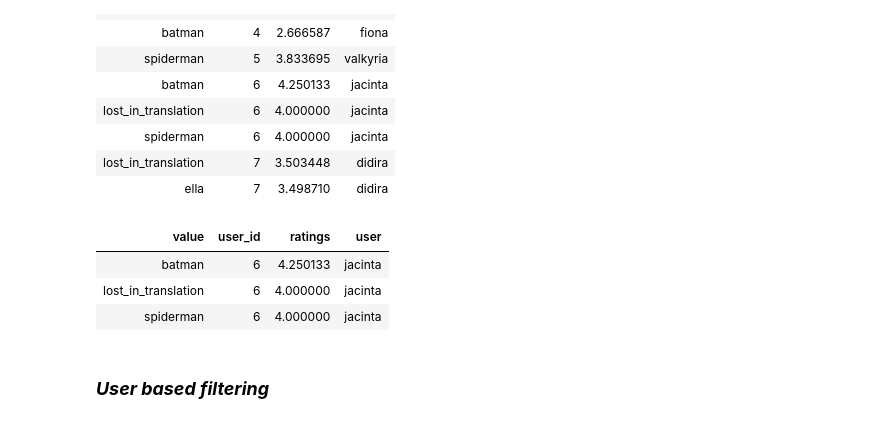
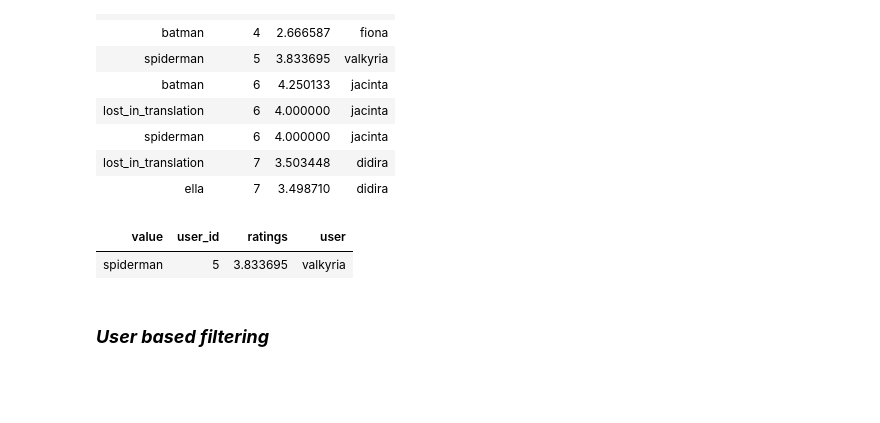
Before and after one commit to netoalcides/education, a Jupyter notebook: jupyter_notebooks/r_notebooks/senac/exemplo_aula_5_smalldata.ipynb, the cells around one changed output. Drawn from its saved outputs; the diff is of its cells as text; code cells hidden in the pictures; blank space fills up the shorter version.

```diff
--- a/jupyter_notebooks/r_notebooks/senac/exemplo_aula_5_smalldata.ipynb
+++ b/jupyter_notebooks/r_notebooks/senac/exemplo_aula_5_smalldata.ipynb
@@ -35,7 +35,7 @@ NMF
 # %% [markdown]
 ## Carregar dados
 # %%
-dados_ratings <- read_csv("/home/vm-data-science/dados/movies_ratings_example.csv")
+dados_ratings <- read_csv("/home/vm-data-science/education/dados/movies_ratings_example.csv")
 # %% [output]
 Parsed with column specification:
 cols(
@@ -193,13 +193,11 @@ dados_ratings_previstos_ibcf
 | ella | 7 | 3.498710 | didira |
 # %%
 dados_ratings_previstos_ibcf %>%
-    filter( user_id == 6 ) %>%
+    filter( user_id == 5 ) %>%
     arrange( desc(ratings) )
 # %% [output]
 | value | user_id | ratings | user |
-| batman | 6 | 4.250133 | jacinta |
-| lost_in_translation | 6 | 4.000000 | jacinta |
-| spiderman | 6 | 4.000000 | jacinta |
+| spiderman | 5 | 3.833695 | valkyria |
 # %% [markdown]
 ### ***User based filtering***
 # %% [markdown]
```
Also changed, not shown: parts of 11 cells of this notebook, 7 other files.
